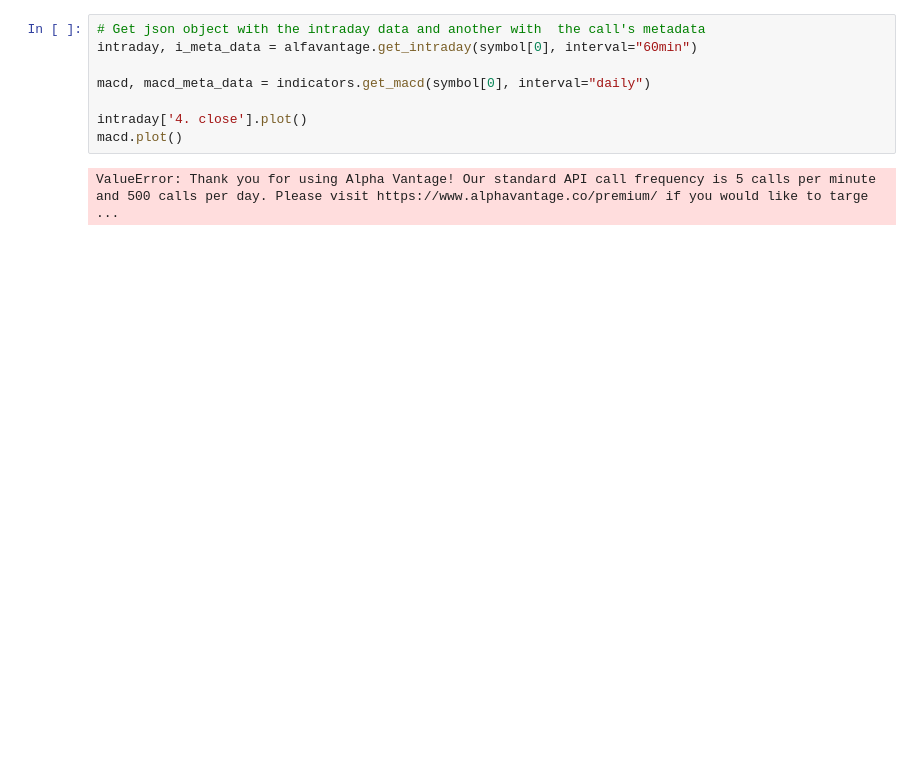
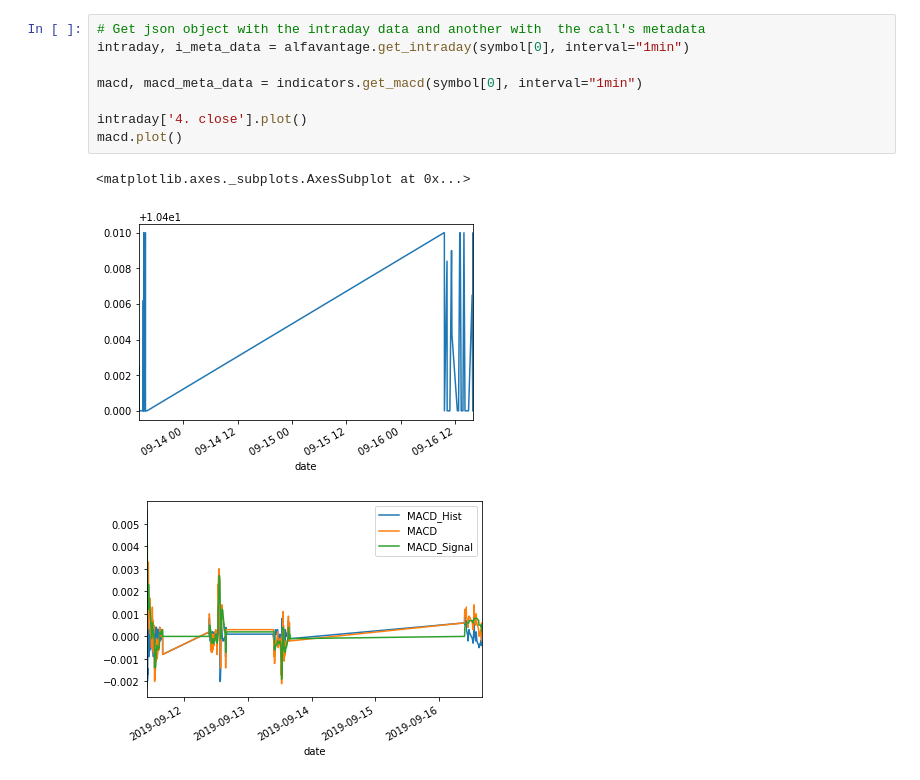
Before and after one commit to bbeale/u-nectix, a Jupyter notebook: alpaca_test.ipynb, the cells around one changed output. Cells and saved outputs as stored; diff of their text form; blank space fills up the shorter version.

```diff
--- a/alpaca_test.ipynb
+++ b/alpaca_test.ipynb
@@ -106,10 +107,12 @@ Symbol:  ('TMCX', 554.3846153846154)
 # %%
 # Get json object with the intraday data and another with  the call's metadata
-intraday, i_meta_data = alfavantage.get_intraday(symbol[0], interval="60min")
+intraday, i_meta_data = alfavantage.get_intraday(symbol[0], interval="1min")
 
-macd, macd_meta_data = indicators.get_macd(symbol[0], interval="daily")
+macd, macd_meta_data = indicators.get_macd(symbol[0], interval="1min")
 
 intraday['4. close'].plot()
 macd.plot()
 # %% [output]
-ValueError: Thank you for using Alpha Vantage! Our standard API call frequency is 5 calls per minute and 500 calls per day. Please visit https://www.alphavantage.co/premium/ if you would like to targe ...
+<matplotlib.axes._subplots.AxesSubplot at 0x...>
+[figure, added]
+[figure, added]
```
Also changed, not shown: parts of 2 cells of this notebook, 2 other files.
